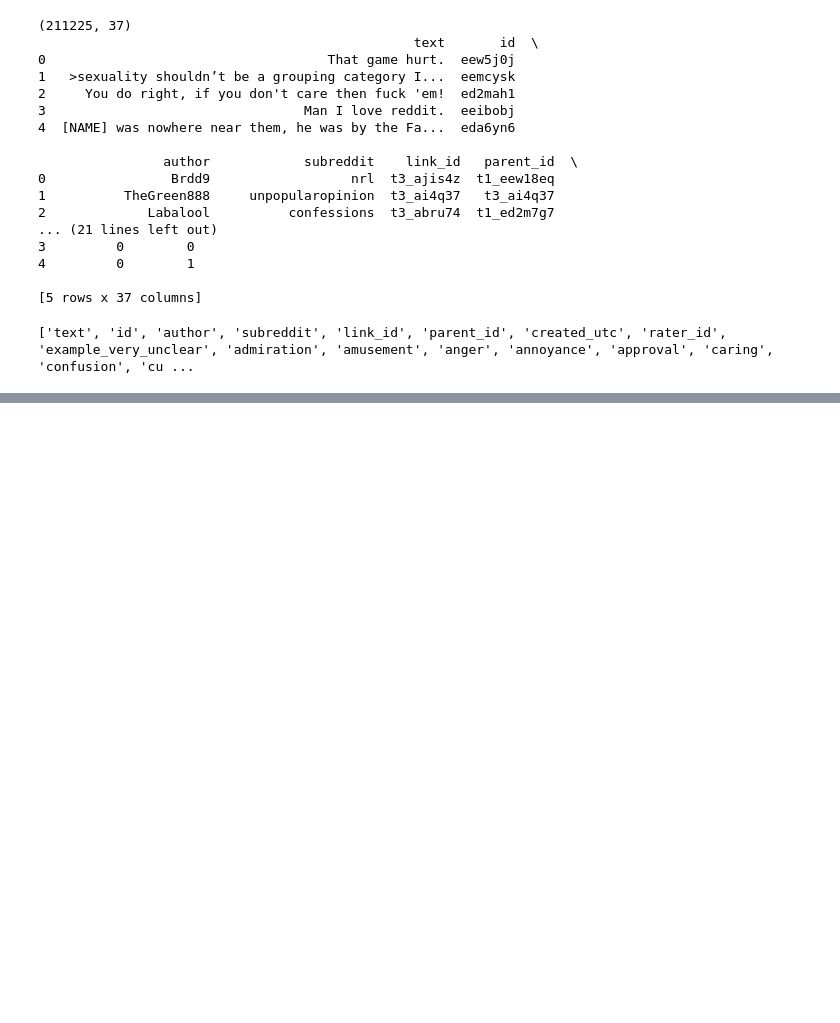
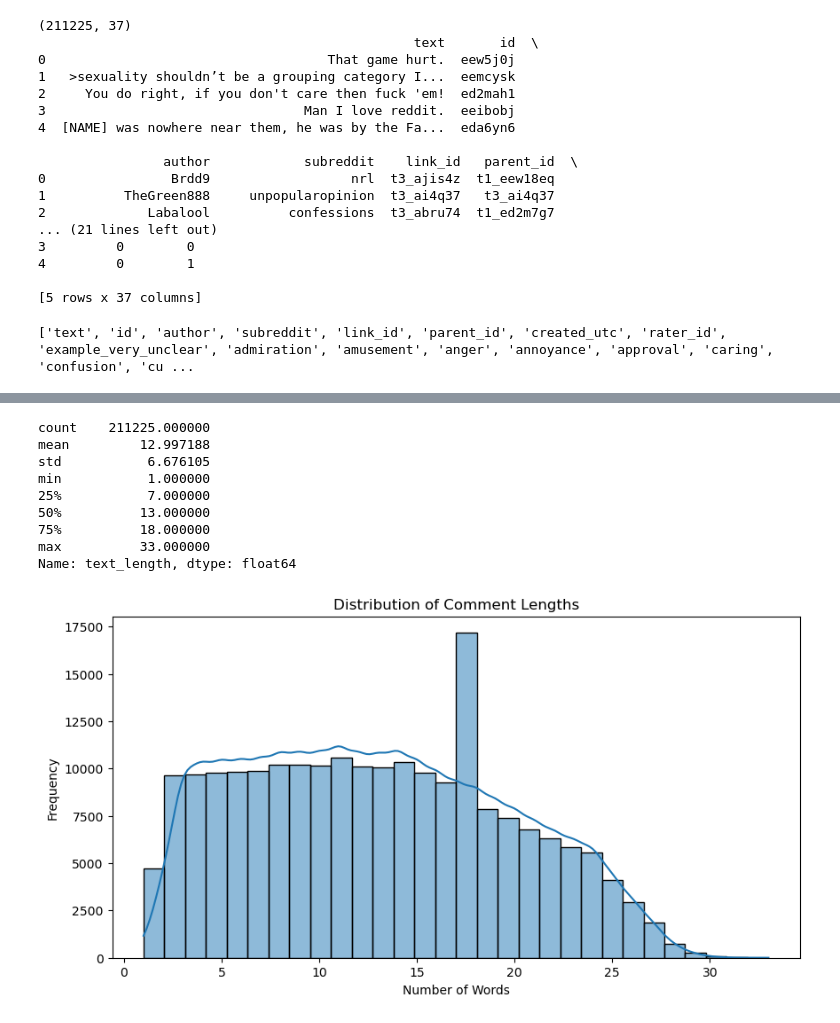
Before and after one commit to trace-winkler/Group-10-Final-Project, a Jupyter notebook: mental_health_recommendation_system/mhrs_data_organizing.ipynb, the cells around one changed output, grey strips where cells are left out. Drawn from its saved outputs; the diff is of its cells as text; code cells hidden in the pictures; blank space fills up the shorter version.

```diff
--- a/mental_health_recommendation_system/mhrs_data_organizing.ipynb
+++ b/mental_health_recommendation_system/mhrs_data_organizing.ipynb
@@ -46,0 +82,35 @@ print(columns)
+# %%
+# Count words in each comment
+redditDF["text_length"] = redditDF["text"].fillna("").apply(
+    lambda x: len(x.split())
+)
+
+# Summary statistics
+print(redditDF["text_length"].describe())
+
+# Histogram
+plt.figure(figsize=(10, 5))
+
+sns.histplot(
+    data=redditDF,
+    x="text_length",
+    bins=30,
+    kde=True
+)
+
+plt.title("Distribution of Comment Lengths")
+plt.xlabel("Number of Words")
+plt.ylabel("Frequency")
+
+plt.show()
+# %% [output]
+count    211225.000000
+mean         12.997188
+std           6.676105
+min           1.000000
+25%           7.000000
+50%          13.000000
+75%          18.000000
+max          33.000000
+Name: text_length, dtype: float64
+[figure, added]
```
Also changed, not shown: parts of 9 cells of this notebook.
